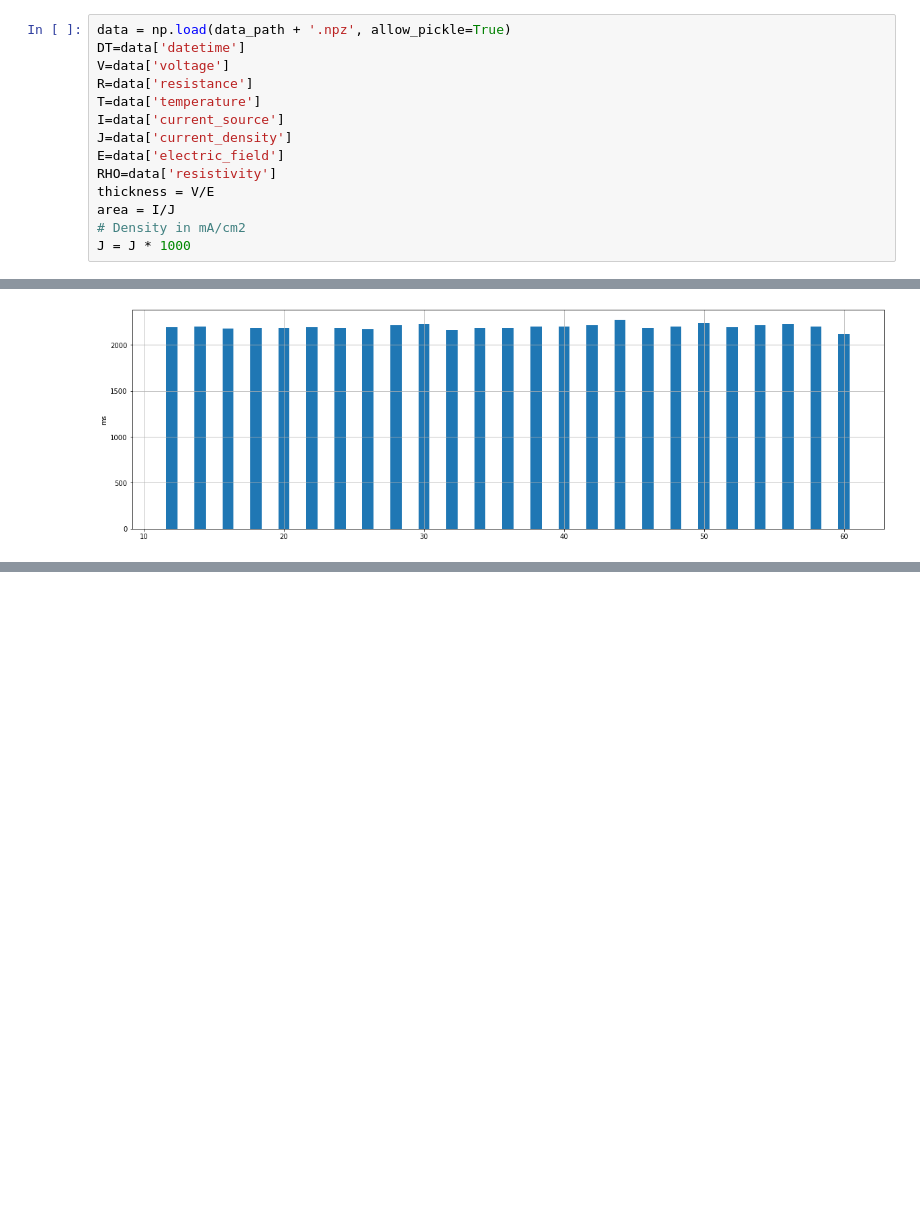
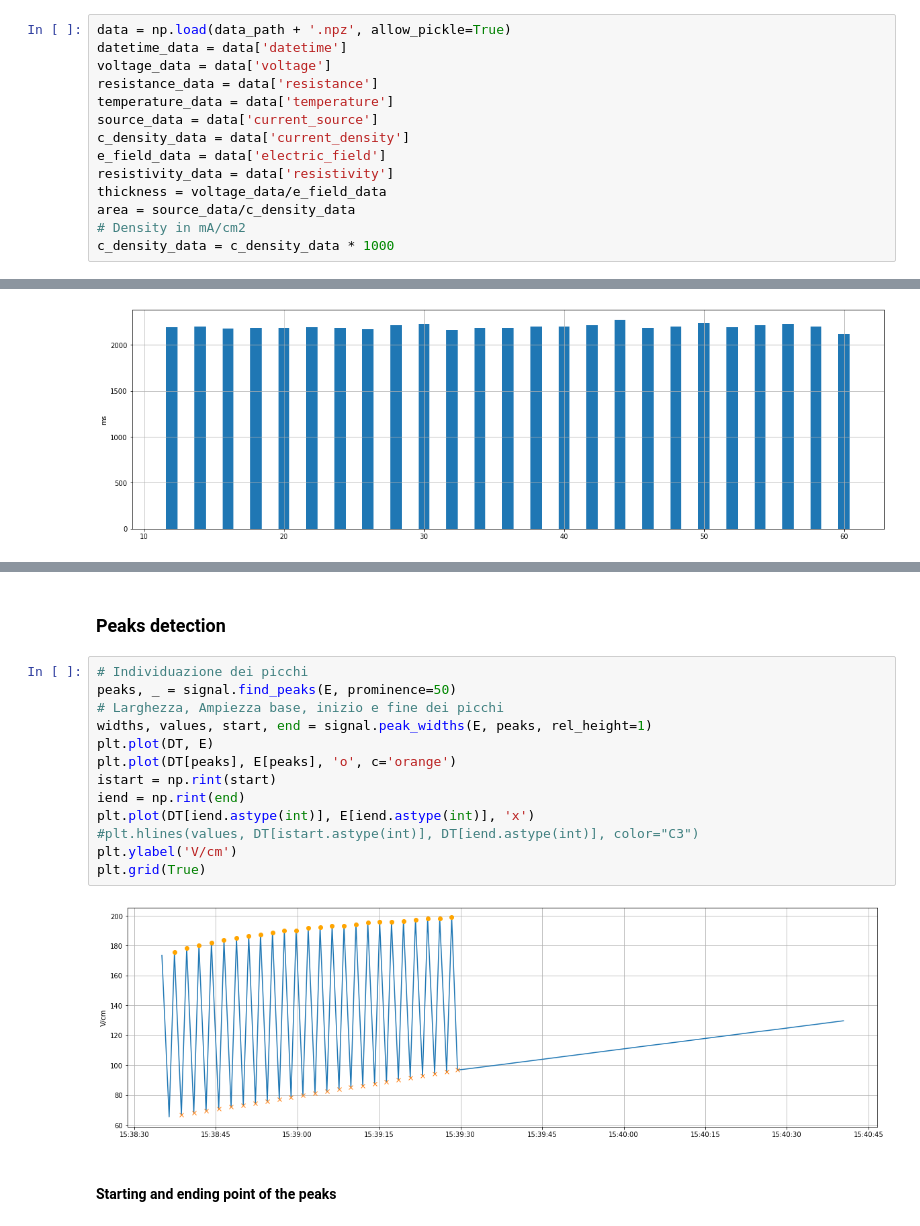
Before and after one commit to cliagit/spin-lab-data, a Jupyter notebook: Analisi/ca12x2_c1-exp_analysis_1.ipynb, the cells around one changed output, grey strips where cells are left out. Cells and saved outputs as stored; diff of their text form; blank space fills up the shorter version.

```diff
--- a/Analisi/ca12x2_c1-exp_analysis_1.ipynb
+++ b/Analisi/ca12x2_c1-exp_analysis_1.ipynb
@@ -47,18 +48,18 @@ from datetime import datetime
 plt.rcParams['figure.figsize'] = [20, 6]
 # %%
 data = np.load(data_path + '.npz', allow_pickle=True)
-DT=data['datetime']
-V=data['voltage']
-R=data['resistance']
-T=data['temperature']
-I=data['current_source']
-J=data['current_density']
-E=data['electric_field']
-RHO=data['resistivity']
-thickness = V/E
-area = I/J
+datetime_data = data['datetime']
+voltage_data = data['voltage']
+resistance_data = data['resistance']
+temperature_data = data['temperature']
+source_data = data['current_source']
+c_density_data = data['current_density']
+e_field_data = data['electric_field']
+resistivity_data = data['resistivity']
+thickness = voltage_data/e_field_data
+area = source_data/c_density_data
 # Density in mA/cm2
-J = J * 1000
+c_density_data = c_density_data * 1000
 # %% [markdown]
 ### Data description
 # %% [markdown]
@@ -206,0 +323,19 @@ Average 2196 milliseconds
+# %% [markdown]
+### Peaks detection
+# %%
+# Individuazione dei picchi
+peaks, _ = signal.find_peaks(E, prominence=50)
+# Larghezza, Ampiezza base, inizio e fine dei picchi
+widths, values, start, end = signal.peak_widths(E, peaks, rel_height=1)
+plt.plot(DT, E)
+plt.plot(DT[peaks], E[peaks], 'o', c='orange')
+istart = np.rint(start)
+iend = np.rint(end)
+plt.plot(DT[iend.astype(int)], E[iend.astype(int)], 'x')
+#plt.hlines(values, DT[istart.astype(int)], DT[iend.astype(int)], color="C3")
+plt.ylabel('V/cm')
+plt.grid(True)
+# %% [output]
+[figure, added]
+# %% [markdown]
+#### Starting and ending point of the peaks
```
Also changed, not shown: parts of 61 cells of this notebook.
